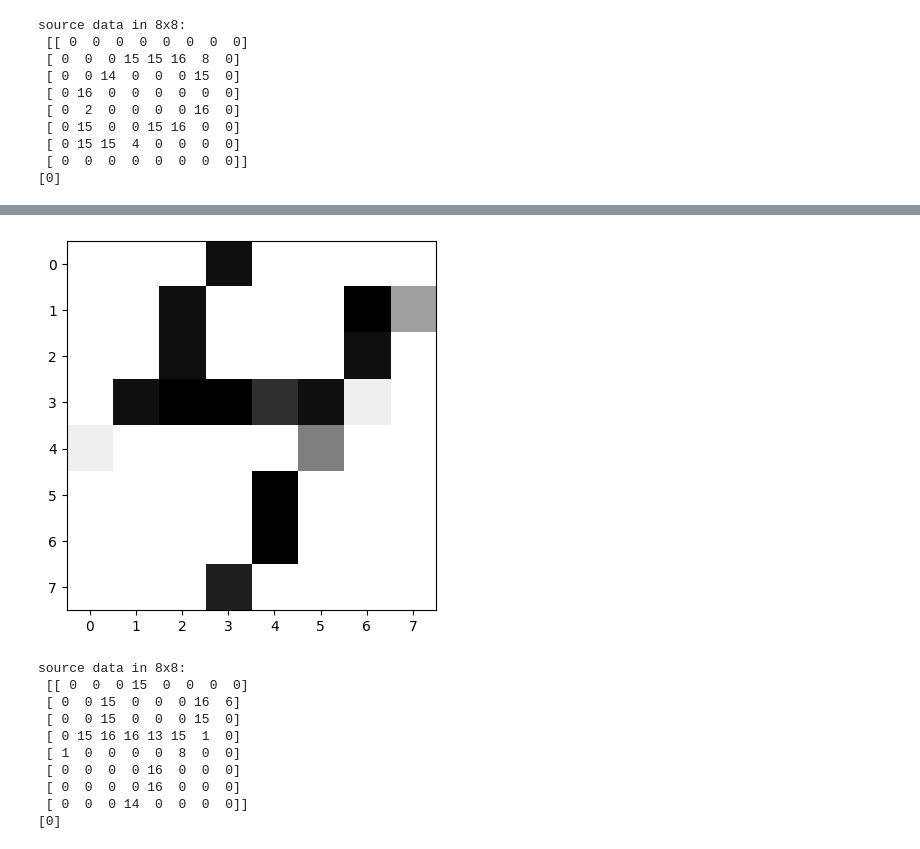
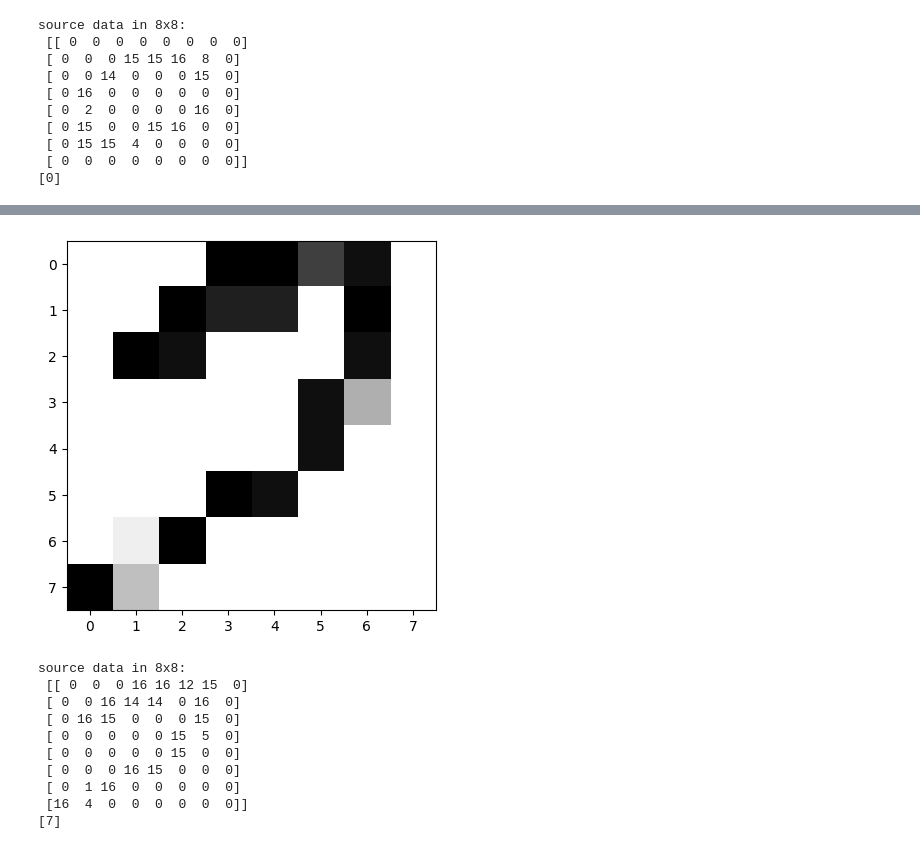
Before and after one commit to JulianCamacho/CE-5506-Reconocimiento-de-Patrones, a Jupyter notebook: KNearestNeighbors/knn.ipynb, the cells around one changed output, grey strips where cells are left out. Saved outputs shown, nothing was run; the diff lists cells and outputs as text; code cells hidden in the pictures.

```diff
--- a/KNearestNeighbors/knn.ipynb
+++ b/KNearestNeighbors/knn.ipynb
@@ -21,3 +21,5 @@ En la etapa de testeo, en el peor de los casos se debe comparar cada nueva insta
 inc-k-MSN es una de las modificaciones del algoritmo original del KNN, esta nueva modificación no almacena el conjunto de datos de entrenamiento en la memoria provincial, solamente guarda el objeto a clasificar, así como los k vecinos más similares calculados hasta el paso.
 # %%
 import numpy as np
+# %%
+a = np.random.rand(3,4)
@@ -29,3 +37,9 @@ def euclidian_distance(a, b):
 # for j in range(D):
 #     res += (a[j] - b[j])**2
 # sqrt(res)
+# %%
+x = np.random.rand(1, 2)
+y = np.random.rand(1, 2)
+print(x)
+print(y)
+euclidian_distance(x, y)
@@ -443,28 +461,28 @@ source data in 8x8:
 # %%
 def rgb2gray(rgb):
     return np.dot(rgb[...,:3], [0.299, 0.587, 0.114])
 
-img = plt.imread('./numeros/4b.png')
+img = plt.imread('./numeros/7b.png')
 gray = rgb2gray(img)
 a=(16-gray*16).astype(int) # really weird here, but try to convert to 0..16
 plt.imshow(a, cmap = plt.get_cmap('gray_r'))
 plt.show()
 print("source data in 8x8:\n",a)
 
 our_classifier = KNearestNeighbors(X_train, y_train, n_neighbors=k)
 sklearn_classifier = KNeighborsClassifier(n_neighbors=k).fit(X_train, y_train)
 
-predicted = our_classifier.predict(a.flatten().reshape(1, -1))
+predicted = sklearn_classifier.predict(a.flatten().reshape(1, -1))
 print(predicted)
 # %% [output]
-[figure, old version]
+[figure, new version]
 source data in 8x8:
- [[ 0  0  0 15  0  0  0  0]
- [ 0  0 15  0  0  0 16  6]
- [ 0  0 15  0  0  0 15  0]
- [ 0 15 16 16 13 15  1  0]
- [ 1  0  0  0  0  8  0  0]
- [ 0  0  0  0 16  0  0  0]
- [ 0  0  0  0 16  0  0  0]
- [ 0  0  0 14  0  0  0  0]]
-[0]
+ [[ 0  0  0 16 16 12 15  0]
+ [ 0  0 16 14 14  0 16  0]
+ [ 0 16 15  0  0  0 15  0]
+ [ 0  0  0  0  0 15  5  0]
+ [ 0  0  0  0  0 15  0  0]
+ [ 0  0  0 16 15  0  0  0]
+ [ 0  1 16  0  0  0  0  0]
+ [16  4  0  0  0  0  0  0]]
+[7]
```
Also changed, not shown: parts of 12 cells of this notebook.
